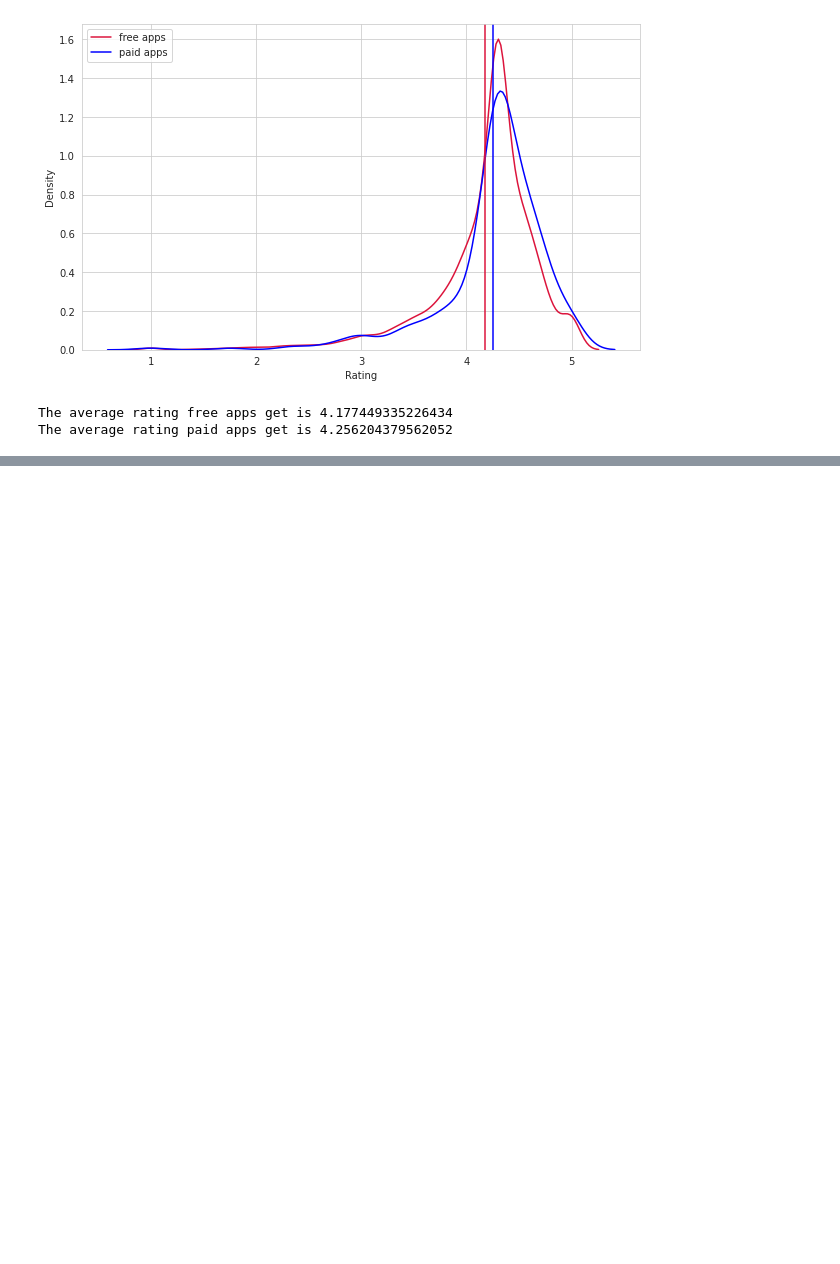
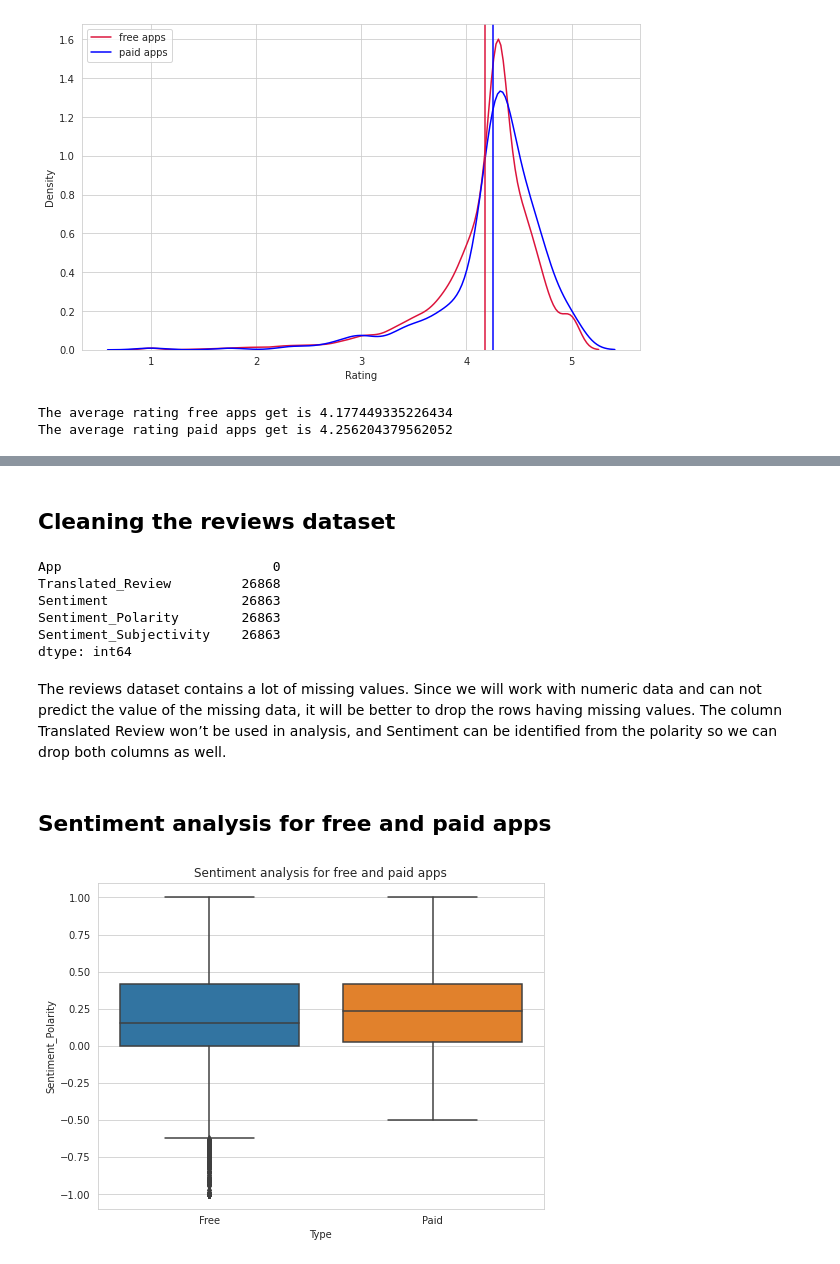
Before and after one commit to Swapnil-417/Play-Store-App-Review-Analysis, a Jupyter notebook: Play_Store_App_Review_Analysis_Capstone_Project.ipynb, the cells around one changed output, grey strips where cells are left out. Drawn from its saved outputs; the diff is of its cells as text; code cells hidden in the pictures; blank space fills up the shorter version.

```diff
--- a/Play_Store_App_Review_Analysis_Capstone_Project.ipynb
+++ b/Play_Store_App_Review_Analysis_Capstone_Project.ipynb
@@ -445,0 +458,3 @@ The average rating paid apps get is 4.256204379562052
+# %%
+# copying the dataset for cleaning and analysis
+reviews_data = raw_reviews_df.copy()
@@ -445,0 +494,37 @@ The average rating paid apps get is 4.256204379562052
+# %% [markdown]
+## **Cleaning the reviews dataset**
+# %%
+# looking for the missing values
+reviews_data.isna().sum()
+# %% [output]
+App                           0
+Translated_Review         26868
+Sentiment                 26863
+Sentiment_Polarity        26863
+Sentiment_Subjectivity    26863
+dtype: int64
+# %% [markdown]
+The reviews dataset contains a lot of missing values. Since we will work with numeric data and can not predict the value of the missing data, it will be better to drop the rows having missing values.
+The column Translated Review won’t be used in analysis, and Sentiment can be identified from the polarity so we can drop both columns as well.
+# %%
+# droping unnecessary columns
+reviews_data.drop(columns=['Translated_Review','Sentiment'], axis= 1, inplace= True)
+# %%
+# droping missing data
+reviews_data.dropna(inplace= True)
+# %% [markdown]
+## **Sentiment analysis for free and paid apps**
+# %%
+# Joining two dataframes
+df_4 = pd.merge(apps_data, reviews_data, on='App', how = "inner")
+# %%
+# figure size
+fig, ax = plt.subplots(figsize=(8,6))
+
+# boxplot for sentiment analysis
+ax = sns.boxplot(x = 'Type', y = 'Sentiment_Polarity', data = df_4)
+ax.set_title('Sentiment analysis for free and paid apps')
+
+plt.show()
+# %% [output]
+[figure, added]
```
Also changed, not shown: parts of 12 cells of this notebook.
